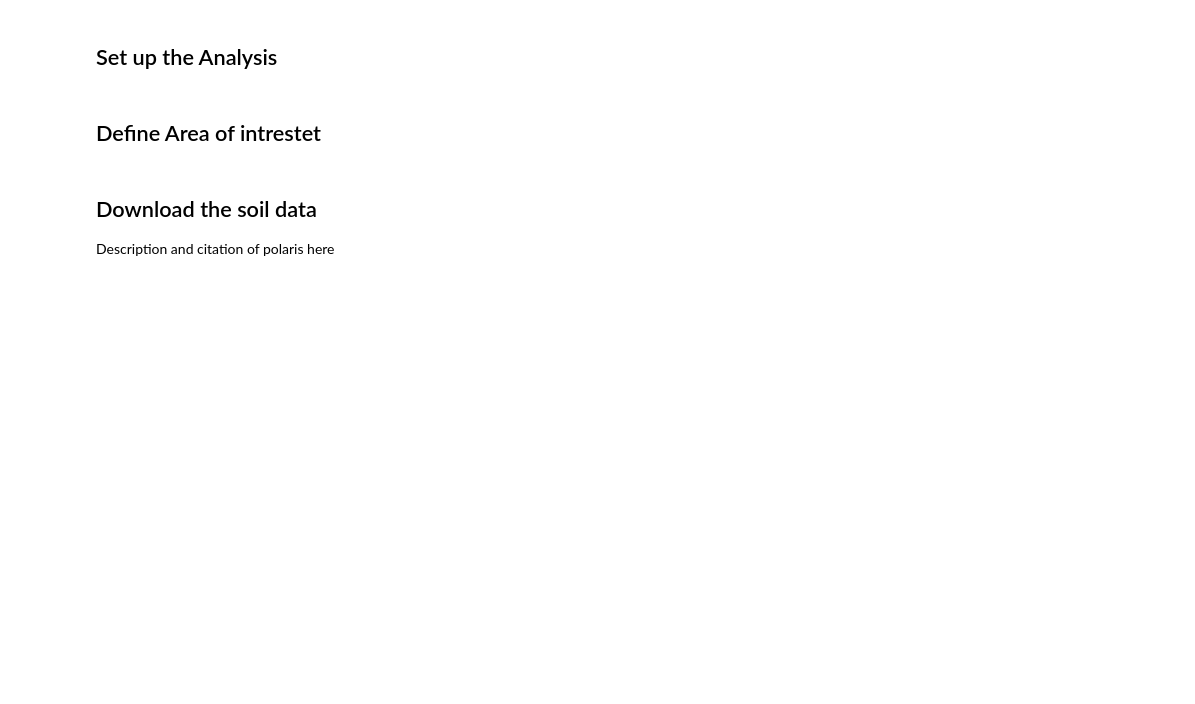
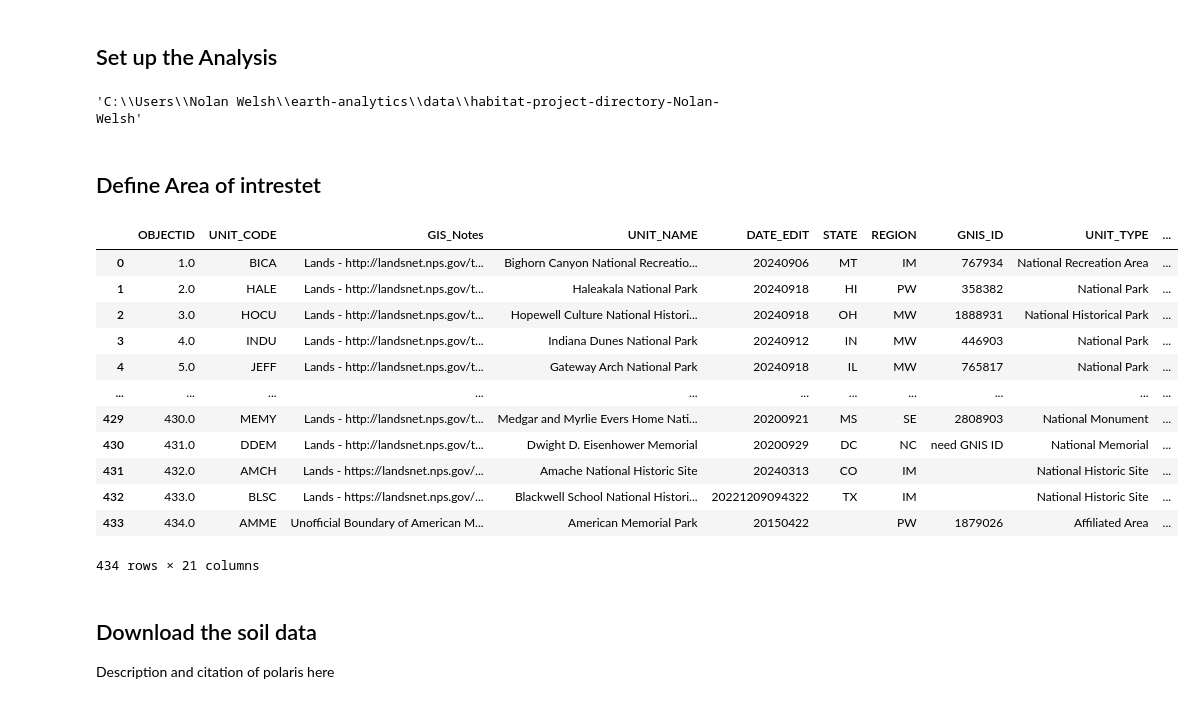
Before and after one commit to npwelsh/habitat_suitability, a Jupyter notebook: Tetraneuris-grandiflora_AOI.ipynb, the cells around one changed output. Saved outputs shown, nothing was run; the diff lists cells and outputs as text; code cells hidden in the pictures; blank space fills up the shorter version.

Commit message:
Get download of AOI working

```diff
--- a/Tetraneuris-grandiflora_AOI.ipynb
+++ b/Tetraneuris-grandiflora_AOI.ipynb
@@ -17,2 +24,18 @@ from math import ceil, floor
+# %%
+#set up data directory
+habitat_data_dir = os.path.join(
+    # Home directory
+    pathlib.Path.home(),
+    # Earth analytics data directory
+    'earth-analytics',
+    'data',
+    # Project directory
+    'habitat-project-directory-Nolan-Welsh',
+)
+os.makedirs(habitat_data_dir, exist_ok=True)
+
+habitat_data_dir
+# %% [output]
+'C:\\Users\\Nolan Welsh\\earth-analytics\\data\\habitat-project-directory-Nolan-Welsh'
 # %% [markdown]
 ## Define Area of intrestet
@@ -27,3 +42,54 @@ from math import ceil, floor
+# %%
+# URL for shape file for area on intrest
+
+nps_url = (
+    "https://irma.nps.gov/"
+    "DataStore/"
+    "DownloadFile/"
+    "709589/"
+    #"Administrative_Boundaries of_National_Park_System_Units.gdb.zip"
+)
+
+#download shape file
+
+# Set up a path to save the data
+nps_dir = os.path.join(habitat_data_dir, 'nps_boundaries')
+# Make the National Park Service Boundaries directory
+os.makedirs(nps_dir, exist_ok=True)
+# Join ecoregions shapefile path
+boundaries_path = os.path.join(nps_dir, 'Administrative_Boundaries of_National_Park_System_Units.gdb.zip')
+
+# Only download once
+if not os.path.exists(boundaries_path):
+   #Get File with requests
+   response = requests.get(nps_url, stream=True)
+   #save URL Content to file
+   with open(boundaries_path, "wb") as file:
+      #use Chunk to avoid memory overload
+      for chunk in response.iter_content(chunk_size=8192):
+         file.write(chunk)
+
+nps_gdf=gpd.read_file(boundaries_path)
+
+nps_gdf
+#os.listdir(boundaries_path)
+#Select two AOI(s)
+
+# Make a site map
+# %% [output]
+|  | OBJECTID | UNIT_CODE | GIS_Notes | UNIT_NAME | DATE_EDIT | STATE | REGION | GNIS_ID | UNIT_TYPE | ... |
+| 0 | 1.0 | BICA | Lands - http://landsnet.nps.gov/t... | Bighorn Canyon National Recreatio... | 20240906 | MT | IM | 767934 | National Recreation Area | ... |
+| 1 | 2.0 | HALE | Lands - http://landsnet.nps.gov/t... | Haleakala National Park | 20240918 | HI | PW | 358382 | National Park | ... |
+| 2 | 3.0 | HOCU | Lands - http://landsnet.nps.gov/t... | Hopewell Culture National Histori... | 20240918 | OH | MW | 1888931 | National Historical Park | ... |
+| 3 | 4.0 | INDU | Lands - http://landsnet.nps.gov/t... | Indiana Dunes National Park | 20240912 | IN | MW | 446903 | National Park | ... |
+| 4 | 5.0 | JEFF | Lands - http://landsnet.nps.gov/t... | Gateway Arch National Park | 20240918 | IL | MW | 765817 | National Park | ... |
+| ... | ... | ... | ... | ... | ... | ... | ... | ... | ... | ... |
+| 429 | 430.0 | MEMY | Lands - http://landsnet.nps.gov/t... | Medgar and Myrlie Evers Home Nati... | 20200921 | MS | SE | 2808903 | National Monument | ... |
+| 430 | 431.0 | DDEM | Lands - http://landsnet.nps.gov/t... | Dwight D. Eisenhower Memorial | 20200929 | DC | NC | need GNIS ID | National Memorial | ... |
+| 431 | 432.0 | AMCH | Lands - https://landsnet.nps.gov/... | Amache National Historic Site | 20240313 | CO | IM |  | National Historic Site | ... |
+| 432 | 433.0 | BLSC | Lands - https://landsnet.nps.gov/... | Blackwell School National Histori... | 20221209094322 | TX | IM |  | National Historic Site | ... |
+| 433 | 434.0 | AMME | Unofficial Boundary of American M... | American Memorial Park | 20150422 |  | PW | 1879026 | Affiliated Area | ... |
+434 rows × 21 columns
 # %% [markdown]
 ## Download the soil data
 
```
Also changed, not shown: parts of 2 cells of this notebook.
